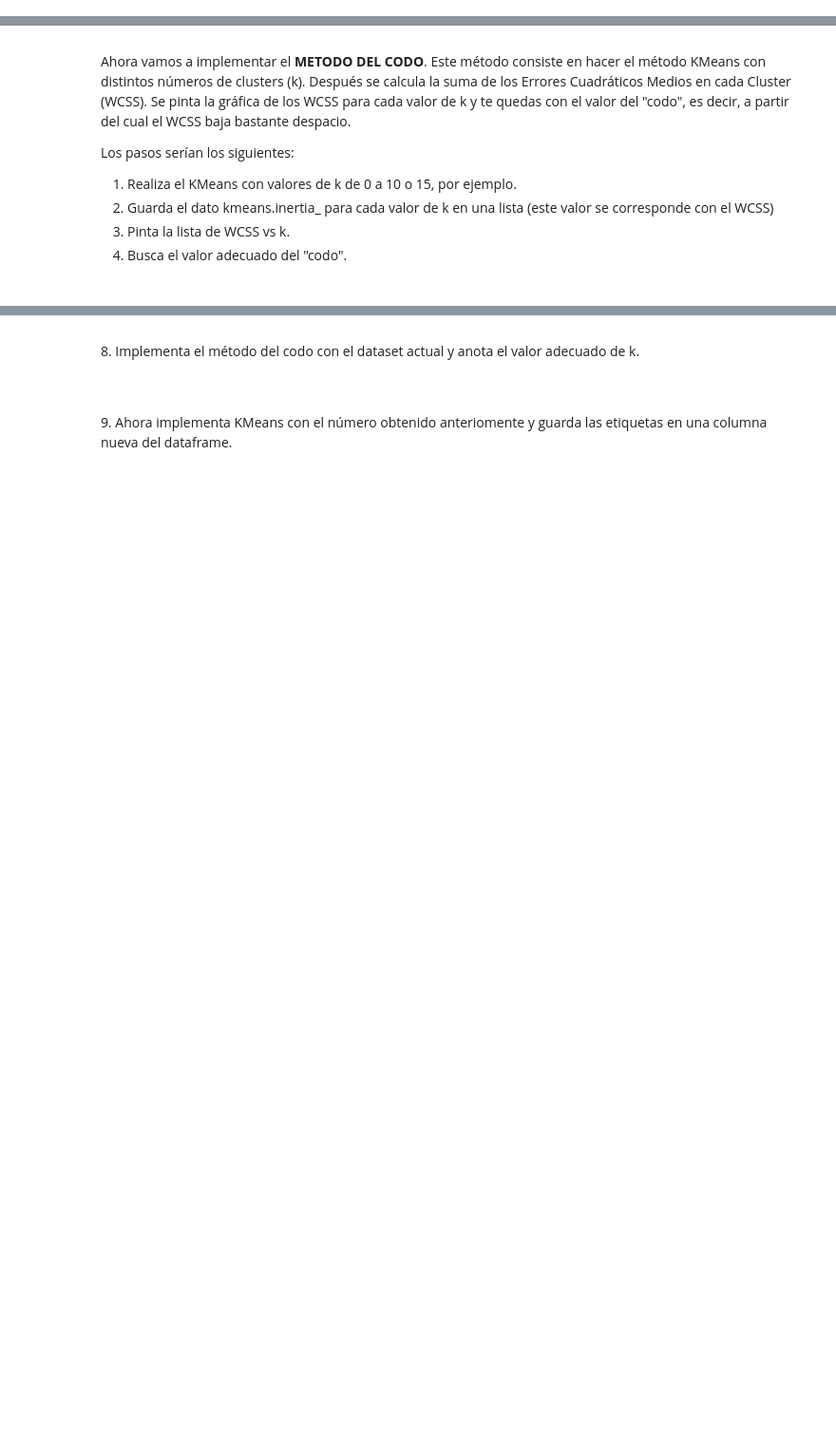
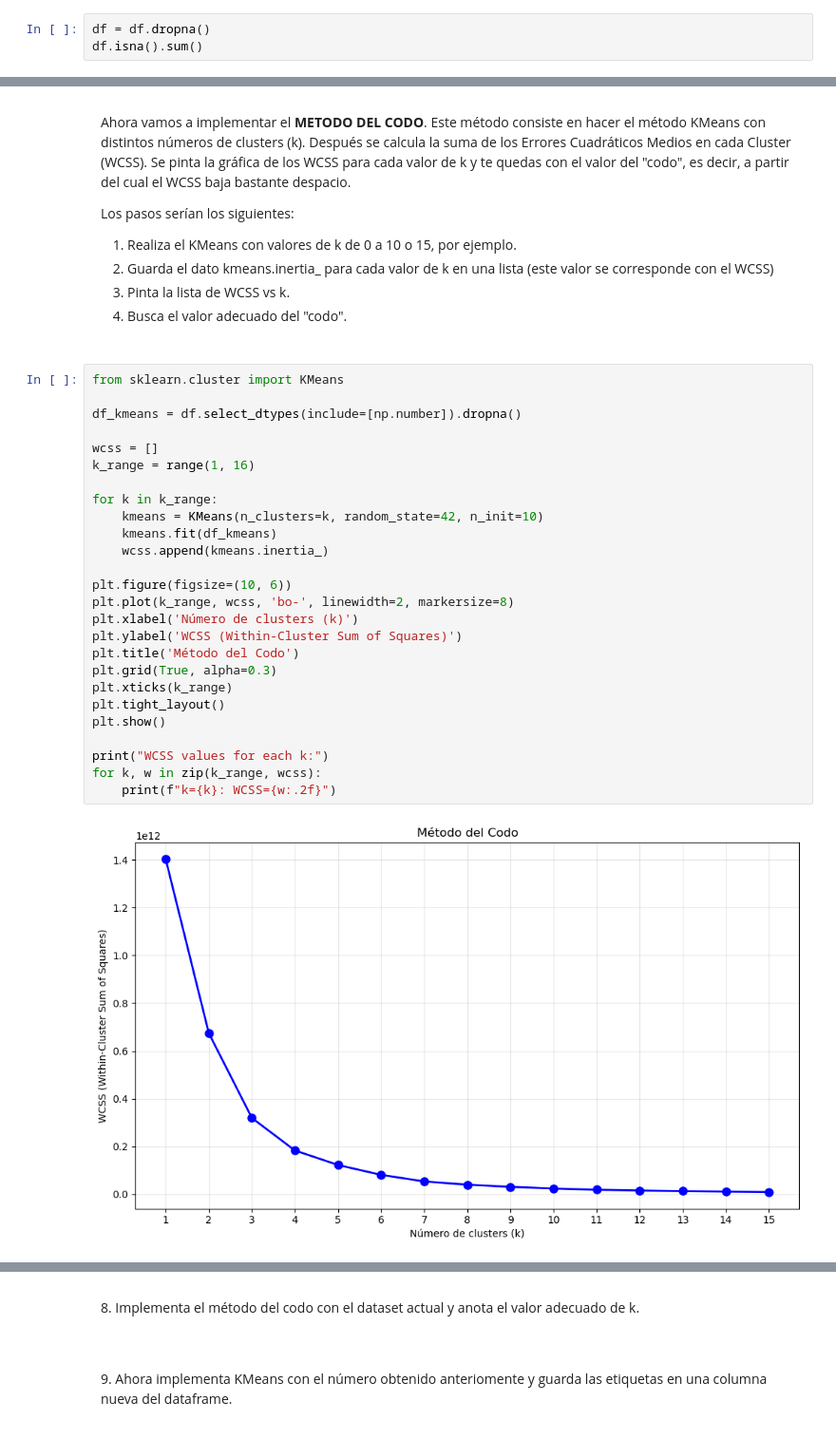
Before and after one commit to pablop11/CE_IABD, a Jupyter notebook: PIA/UNIDAD3/Actividad3_15 Kmeans CampañaMarketing/Actividad3_15.ipynb, the cells around one changed output, grey strips where cells are left out. Shown at 95% size. Cells and saved outputs as stored; diff of their text form; blank space fills up the shorter version.

```diff
--- a/PIA/UNIDAD3/Actividad3_15 Kmeans CampañaMarketing/Actividad3_15.ipynb
+++ b/PIA/UNIDAD3/Actividad3_15 Kmeans CampañaMarketing/Actividad3_15.ipynb
@@ -99,0 +174,3 @@ plt.show()
+# %%
+df = df.dropna()
+df.isna().sum()
@@ -108,3 +203,31 @@ plt.show()
         <li>Busca el valor adecuado del "codo".</li>
     </ol>
 </div>
+# %%
+from sklearn.cluster import KMeans
+
+df_kmeans = df.select_dtypes(include=[np.number]).dropna()
+
+wcss = []
+k_range = range(1, 16)
+
+for k in k_range:
+    kmeans = KMeans(n_clusters=k, random_state=42, n_init=10)
+    kmeans.fit(df_kmeans)
+    wcss.append(kmeans.inertia_)
+
+plt.figure(figsize=(10, 6))
+plt.plot(k_range, wcss, 'bo-', linewidth=2, markersize=8)
+plt.xlabel('Número de clusters (k)')
+plt.ylabel('WCSS (Within-Cluster Sum of Squares)')
+plt.title('Método del Codo')
+plt.grid(True, alpha=0.3)
+plt.xticks(k_range)
+plt.tight_layout()
+plt.show()
+
+print("WCSS values for each k:")
+for k, w in zip(k_range, wcss):
+    print(f"k={k}: WCSS={w:.2f}")
+# %% [output]
+[figure, added]
```
Also changed, not shown: parts of 13 cells of this notebook, 1 other file.
